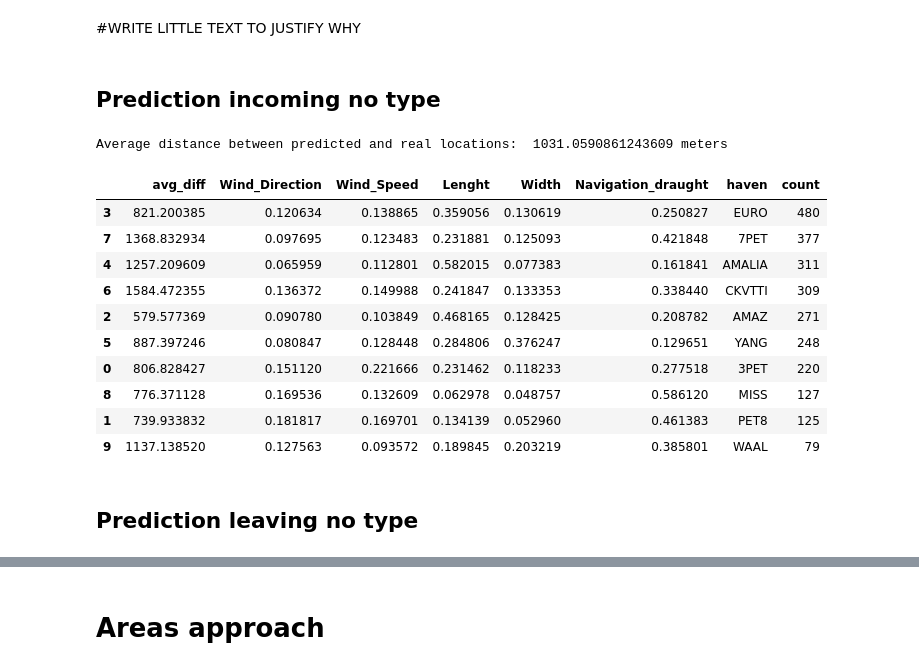
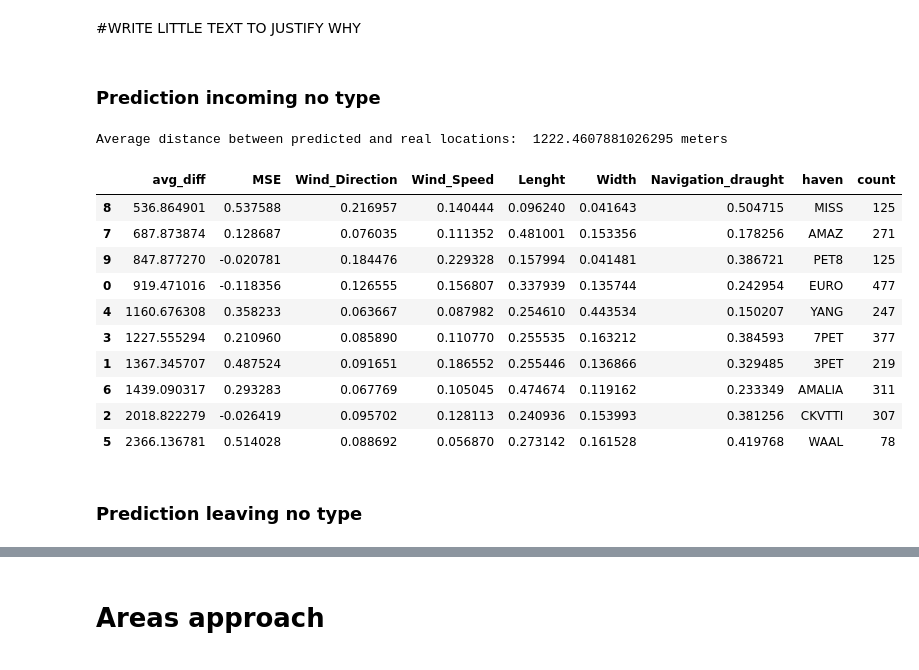
Before and after one commit to allanguzmanf/CIEM6302, a Jupyter notebook: Predictions.ipynb, the cells around one changed output, grey strips where cells are left out. Saved outputs shown, nothing was run; the diff lists cells and outputs as text; code cells hidden in the pictures.

Commit message:
final changes to data_prep

```diff
--- a/Predictions.ipynb
+++ b/Predictions.ipynb
@@ -115,10 +116,10 @@ fig, axs = plt.subplots(5, 2, figsize=(12, 10))
 fig.tight_layout(pad=4.0)  # Adjust the padding between subplots
 
 # Define the bins for the histogram
-bins = range(50, 12001, 50)
+bins = range(75, 12001, 75)
 
 # Group the DataFrame by the 'haven' column
-grouped = incoming_weather_size_draught.groupby('haven')
+grouped = incoming_weather_size_draught.groupby('to_haven')
 
 # Iterate through each group and create a histogram
 for i, (haven, group) in enumerate(grouped):
@@ -133,0 +135,20 @@ plt.show()
+# %%
+# Create 10 subplots for the histograms
+fig, axs = plt.subplots(5, 2, figsize=(12, 10))
+fig.tight_layout(pad=4.0)  # Adjust the padding between subplots
+
+# Define the bins for the histogram
+bins = range(75, 12001, 75)
+
+# Group the DataFrame by the 'haven' column
+grouped = leaving_weather_size_draught.groupby('from_haven')
+
+# Iterate through each group and create a histogram
+for i, (haven, group) in enumerate(grouped):
+    row, col = i // 2, i % 2  # Determine the row and column for the subplot
+    axs[row, col].hist(group['distance'], bins=bins, edgecolor='k', alpha=0.7)
+    axs[row, col].set_title(f'Haven {haven}')
+    axs[row, col].set_xlabel('Distance')
+    axs[row, col].set_ylabel('Frequency')
+
+plt.show()
@@ -196,7 +218,7 @@ def Random_forest(grouped_df, haven, grouped = 1):
     X_train, X_test, y_train, y_test = train_test_split(X, y, test_size=0.2, random_state=42)
 
     # Create and train the Random Forest model
-    rf_model = RandomForestRegressor(n_estimators=100, random_state=42)
+    rf_model = RandomForestRegressor(n_estimators=100, min_samples_split = 10,random_state=42, criterion = 'absolute_error')
     rf_model.fit(X_train, y_train)
 
     # Make predictions on the test set
@@ -205,16 +227,17 @@ def Random_forest(grouped_df, haven, grouped = 1):
     # Add the predicted distances to the original DataFrame
     X_test['predicted_distance'] = y_pred
 
-    X_test['original_distance'] = haven_df['distance'].loc[list(X_test.index.values)]
+    X_test['original_distance'] = y_test
     X_test['diff_dist'] = abs(X_test['predicted_distance']  - X_test['original_distance'])
 
     average_diff = X_test['diff_dist'].mean()
-
-    values = [average_diff]
-    columns = ['avg_diff']
+    mse = r2_score(y_test, y_pred)
+    values = [average_diff, mse]
+    columns = ['avg_diff', 'MSE']
 
     # You can also access feature importances
     feature_importances = rf_model.feature_importances_.tolist()
+
 
     values.extend(feature_importances)
 
@@ -302,7 +325,7 @@ Average distance between predicted and real locations:  1366.7312006331385 meter
 # %% [markdown]
 #WRITE LITTLE TEXT TO JUSTIFY WHY
 # %% [markdown]
-## Prediction incoming no type
+### Prediction incoming no type
 # %%
 incoming_trajectories = incoming_weather_size_draught[columns_incoming_trajectories]
 incoming_trajectories = incoming_trajectories.drop(columns = ['Type_Cat'])
@@ -312,34 +335,34 @@ incoming_trajectories = incoming_trajectories.groupby('to_haven').apply(lambda x
 # %%
 # Data frame to get an overview of the results and the feature importance
 incoming_pred_forest = []
 incoming_overall_avg = []
 for haven in havens:
     avg_diff, pred = Random_forest(incoming_trajectories, haven)
     incoming_overall_avg.extend(list(pred['diff_dist']))
     incoming_pred_forest.append(avg_diff)
 
 # Overall Average distance between predicted and real locations
 print("Average distance between predicted and real locations: ", sum(incoming_overall_avg)/len(incoming_overall_avg), "meters")
 incoming_pred_forest = pd.concat(incoming_pred_forest).reset_index(drop= True)
 
 incoming_pred_forest = incoming_pred_forest.merge(incoming_per_haven[['to_haven','count']], left_on='haven', right_on='to_haven').drop(columns='to_haven')
 
-incoming_pred_forest.sort_values(by = 'count', ascending = False)
+incoming_pred_forest.sort_values(by = 'avg_diff', ascending = True)
 # %% [output]
-Average distance between predicted and real locations:  1031.0590861243609 meters
+Average distance between predicted and real locations:  1222.4607881026295 meters
-|  | avg_diff | Wind_Direction | Wind_Speed | Lenght | Width | Navigation_draught | haven | count |
-| 3 | 821.200385 | 0.120634 | 0.138865 | 0.359056 | 0.130619 | 0.250827 | EURO | 480 |
-| 7 | 1368.832934 | 0.097695 | 0.123483 | 0.231881 | 0.125093 | 0.421848 | 7PET | 377 |
-| 4 | 1257.209609 | 0.065959 | 0.112801 | 0.582015 | 0.077383 | 0.161841 | AMALIA | 311 |
-| 6 | 1584.472355 | 0.136372 | 0.149988 | 0.241847 | 0.133353 | 0.338440 | CKVTTI | 309 |
-| 2 | 579.577369 | 0.090780 | 0.103849 | 0.468165 | 0.128425 | 0.208782 | AMAZ | 271 |
-| 5 | 887.397246 | 0.080847 | 0.128448 | 0.284806 | 0.376247 | 0.129651 | YANG | 248 |
-| 0 | 806.828427 | 0.151120 | 0.221666 | 0.231462 | 0.118233 | 0.277518 | 3PET | 220 |
-| 8 | 776.371128 | 0.169536 | 0.132609 | 0.062978 | 0.048757 | 0.586120 | MISS | 127 |
-| 1 | 739.933832 | 0.181817 | 0.169701 | 0.134139 | 0.052960 | 0.461383 | PET8 | 125 |
-| 9 | 1137.138520 | 0.127563 | 0.093572 | 0.189845 | 0.203219 | 0.385801 | WAAL | 79 |
+|  | avg_diff | MSE | Wind_Direction | Wind_Speed | Lenght | Width | Navigation_draught | haven | count |
+| 8 | 536.864901 | 0.537588 | 0.216957 | 0.140444 | 0.096240 | 0.041643 | 0.504715 | MISS | 125 |
+| 7 | 687.873874 | 0.128687 | 0.076035 | 0.111352 | 0.481001 | 0.153356 | 0.178256 | AMAZ | 271 |
+| 9 | 847.877270 | -0.020781 | 0.184476 | 0.229328 | 0.157994 | 0.041481 | 0.386721 | PET8 | 125 |
+| 0 | 919.471016 | -0.118356 | 0.126555 | 0.156807 | 0.337939 | 0.135744 | 0.242954 | EURO | 477 |
+| 4 | 1160.676308 | 0.358233 | 0.063667 | 0.087982 | 0.254610 | 0.443534 | 0.150207 | YANG | 247 |
+| 3 | 1227.555294 | 0.210960 | 0.085890 | 0.110770 | 0.255535 | 0.163212 | 0.384593 | 7PET | 377 |
+| 1 | 1367.345707 | 0.487524 | 0.091651 | 0.186552 | 0.255446 | 0.136866 | 0.329485 | 3PET | 219 |
+| 6 | 1439.090317 | 0.293283 | 0.067769 | 0.105045 | 0.474674 | 0.119162 | 0.233349 | AMALIA | 311 |
+| 2 | 2018.822279 | -0.026419 | 0.095702 | 0.128113 | 0.240936 | 0.153993 | 0.381256 | CKVTTI | 307 |
+| 5 | 2366.136781 | 0.514028 | 0.088692 | 0.056870 | 0.273142 | 0.161528 | 0.419768 | WAAL | 78 |
 # %% [markdown]
-## Prediction leaving no type
+### Prediction leaving no type
 # %%
 leaving_trajectories = leaving_weather_size_draught[columns_leaving_trajectories]
 leaving_trajectories = leaving_trajectories.drop(columns = ['Type_Cat'])
```
Also changed, not shown: parts of 45 cells of this notebook, 10 other files.
